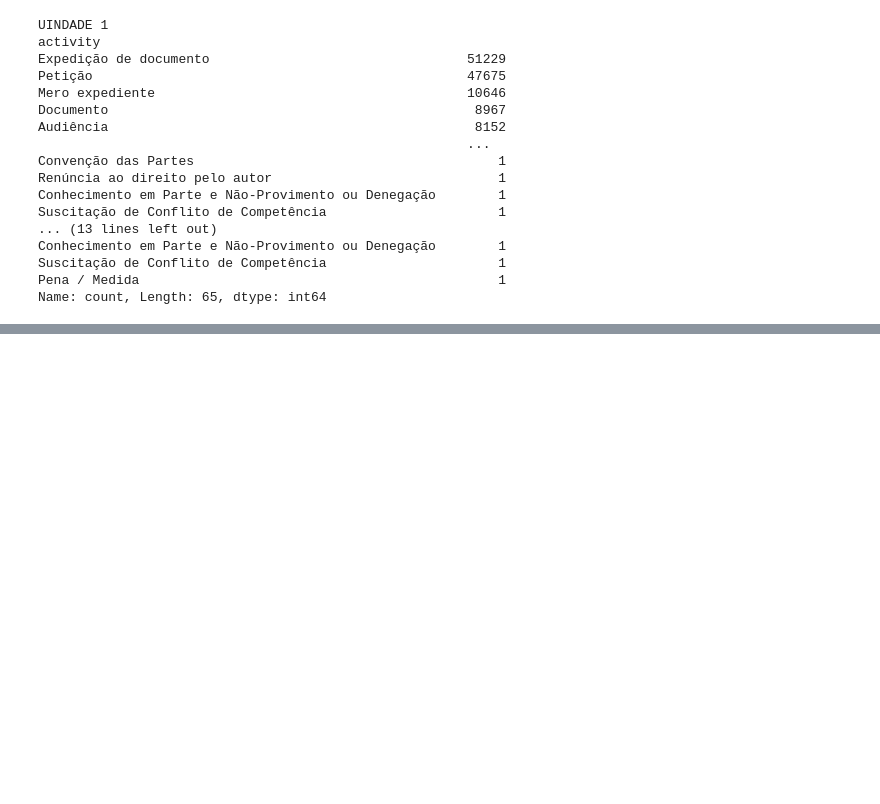
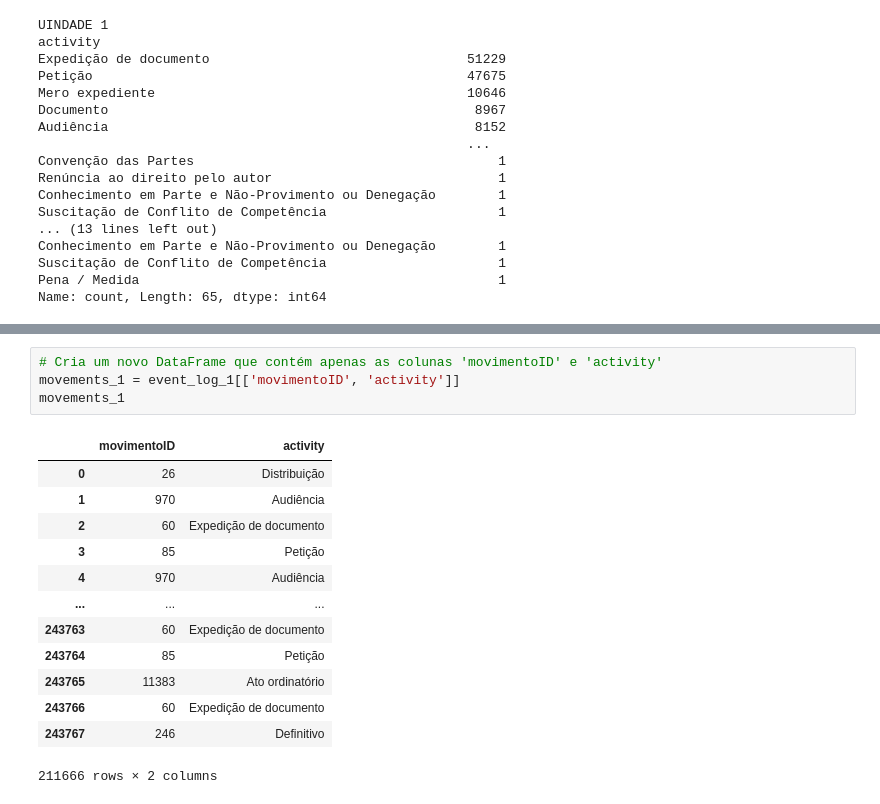
Before and after one commit to Lucasnb2001/Desafio-Tecnico-JuMP, a Jupyter notebook: code.ipynb, the cells around one changed output, grey strips where cells are left out. Drawn from its saved outputs; the diff is of its cells as text; blank space fills up the shorter version.

```diff
--- a/code.ipynb
+++ b/code.ipynb
@@ -220,0 +236,18 @@ Name: count, Length: 65, dtype: int64
+# %%
+# Cria um novo DataFrame que contém apenas as colunas 'movimentoID' e 'activity'
+movements_1 = event_log_1[['movimentoID', 'activity']]
+movements_1
+# %% [output]
+|  | movimentoID | activity |
+| 0 | 26 | Distribuição |
+| 1 | 970 | Audiência |
+| 2 | 60 | Expedição de documento |
+| 3 | 85 | Petição |
+| 4 | 970 | Audiência |
+| ... | ... | ... |
+| 243763 | 60 | Expedição de documento |
+| 243764 | 85 | Petição |
+| 243765 | 11383 | Ato ordinatório |
+| 243766 | 60 | Expedição de documento |
+| 243767 | 246 | Definitivo |
+211666 rows × 2 columns
```
Also changed, not shown: parts of 12 cells of this notebook, 3 other files.
